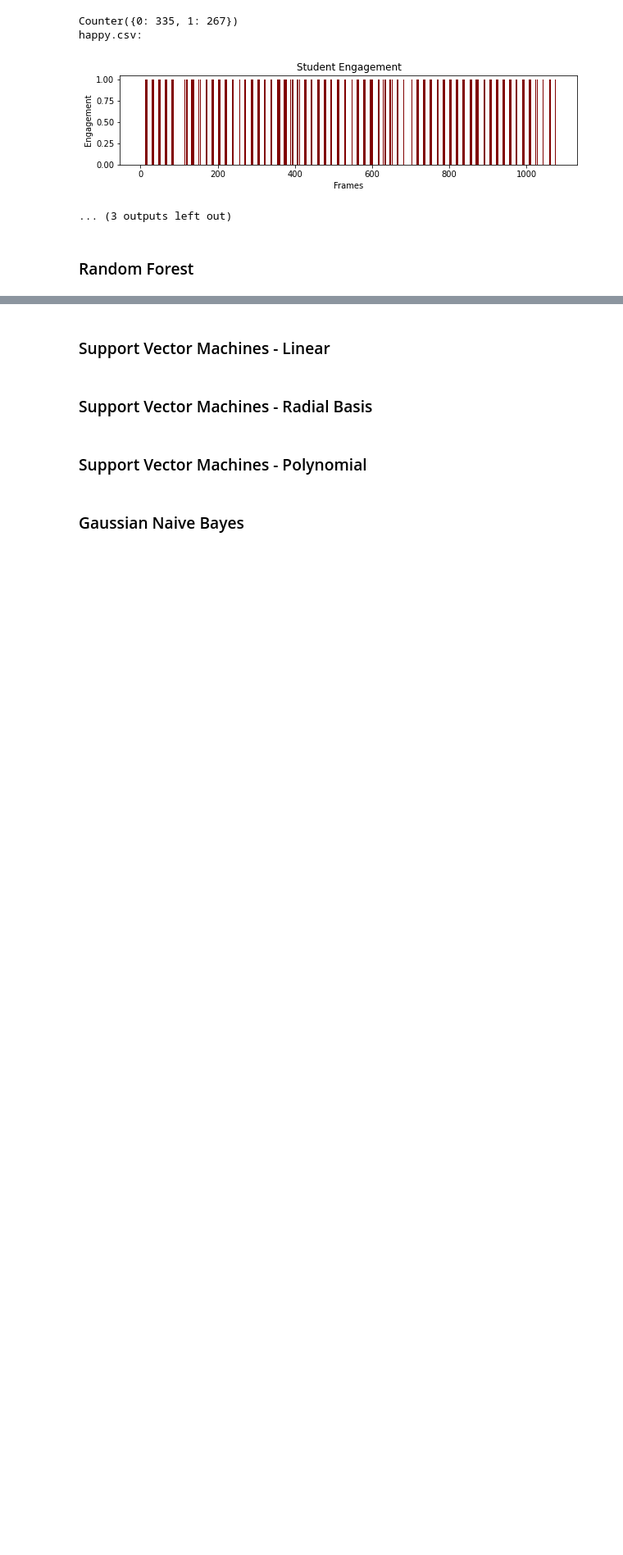
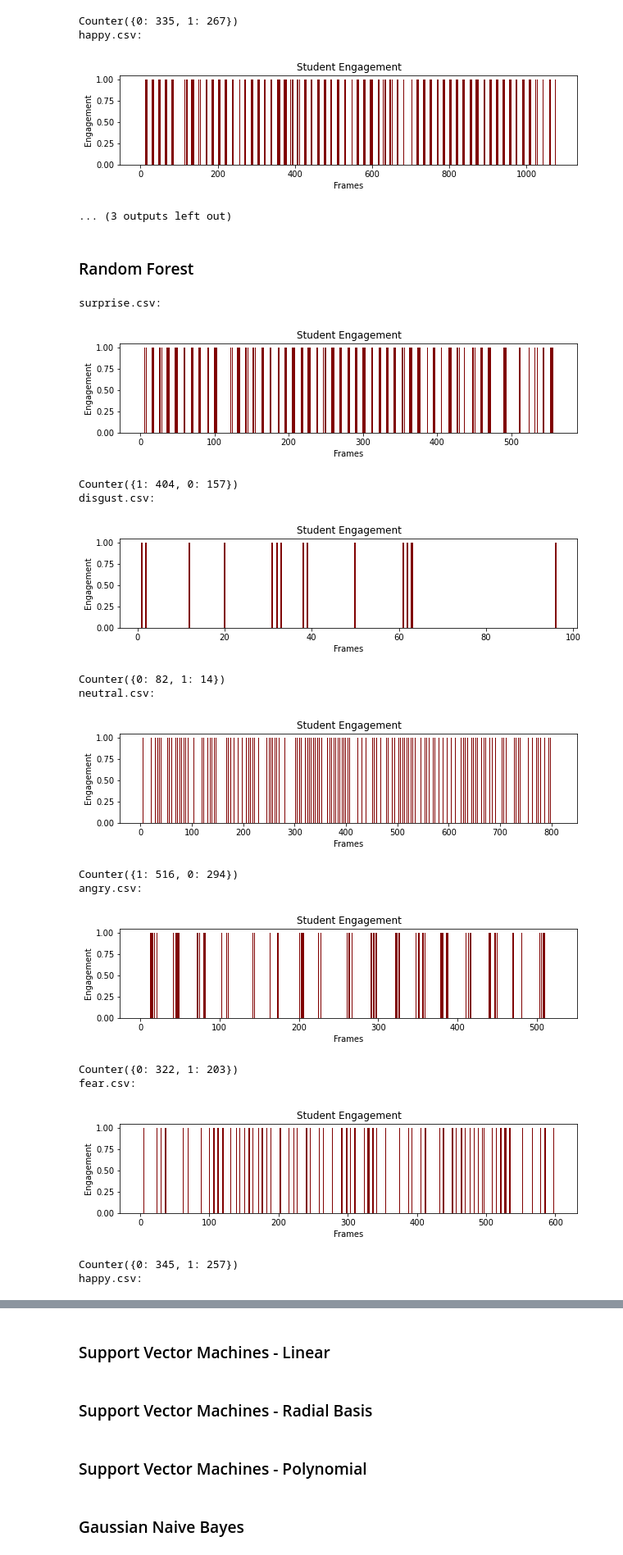
Before and after one commit to prashanth21S/EngagementClassification2021, a Jupyter notebook: Testing.ipynb, the cells around one changed output, grey strips where cells are left out. Shown at 82% size. Cells and saved outputs as stored; diff of their text form; code cells hidden in the pictures; blank space fills up the shorter version.

```diff
--- a/Testing.ipynb
+++ b/Testing.ipynb
@@ -132,23 +151,40 @@ happy.csv:
 # %%
 path = r'./processed/testing' # use your path
 all_files = glob.glob(path + "/*.csv")
 
 for filename in all_files:
-    df = pd.read_csv(filename, index_col="frame", header=0)
+    df = pd.read_csv(filename, index_col=None, header=0)
     x_train=df
     fileNameActual=filename.replace("./processed/testing/","")
     mj = joblib.load('./models/model_joblib_random_forest')
     y_pred = mj.predict(x_train)
     elements_count = collections.Counter(y_pred)
     # printing the element and the frequency
     print(fileNameActual+":")
     fig = plt.figure(figsize = (10, 2))
     # creating the bar plot
     values=list(range(1,len(y_pred)+1))
     plt.bar(values, y_pred, color ='maroon',
         width = 0.4)
     plt.xlabel("Frames")
     plt.ylabel("Engagement")
     plt.title("Student Engagement")
     plt.show()
     print(elements_count)
+# %% [output]
+surprise.csv:
+[figure, added]
+Counter({1: 404, 0: 157})
+disgust.csv:
+[figure, added]
+Counter({0: 82, 1: 14})
+neutral.csv:
+[figure, added]
+Counter({1: 516, 0: 294})
+angry.csv:
+[figure, added]
+Counter({0: 322, 1: 203})
+fear.csv:
+[figure, added]
+Counter({0: 345, 1: 257})
+happy.csv:
```
Also changed, not shown: parts of 3 cells of this notebook, 3 other files.
